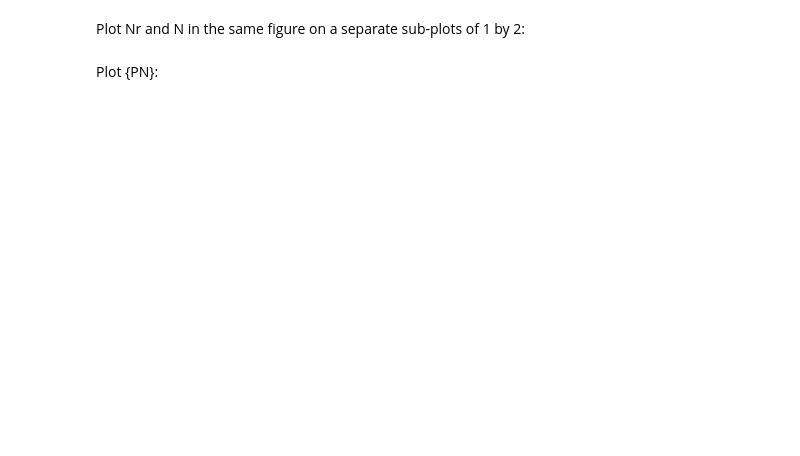
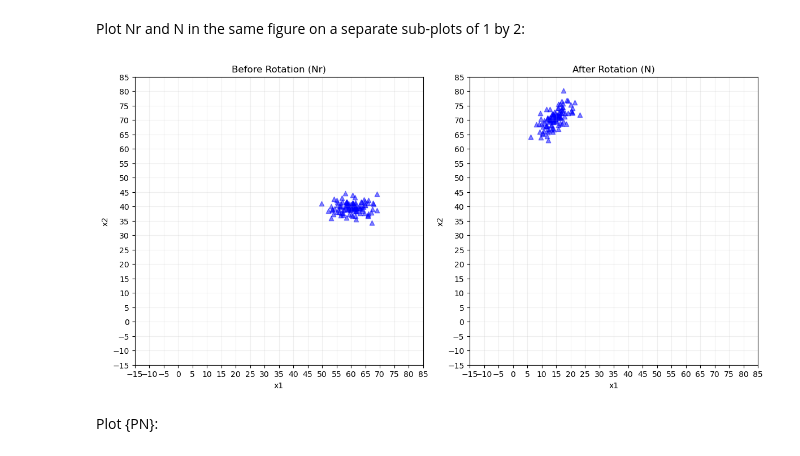
Before and after one commit to adamrodi/CMPS4700, a Jupyter notebook: Notebooks/adam.ipynb, the cells around one changed output. Saved outputs shown, nothing was run; the diff lists cells and outputs as text; code cells hidden in the pictures; blank space fills up the shorter version.

```diff
--- a/Notebooks/adam.ipynb
+++ b/Notebooks/adam.ipynb
@@ -141,4 +165,26 @@ Plot Pr and P in the same figure on a separate sub-plots of 1 by 2:
 # %% [markdown]
 Plot Nr and N in the same figure on a separate sub-plots of 1 by 2:
+# %%
+fig, (ax1, ax2) = plt.subplots(1, 2, figsize=(12, 6) )
+ax1.scatter(Nr['x1'], Nr['x2'], c='blue', marker='^', label='NR', alpha=0.5)
+ax2.scatter(N['x1'], N['x2'], c='blue', marker='^', label='N', alpha=0.5)
+
+for ax in (ax1, ax2):
+    ax.set_xlabel('x1')
+    ax.set_ylabel('x2')
+    ax.xaxis.set_major_locator(MultipleLocator(5))
+    ax.yaxis.set_major_locator(MultipleLocator(5))
+    ax.set_xlim(-15, 85)
+    ax.set_ylim(-15, 85)
+    ax.set_aspect('equal', adjustable='box')   # 🔑 x and y scale identical
+    ax.grid(alpha=0.2)
+
+ax1.set_title('Before Rotation (Nr)')
+ax2.set_title('After Rotation (N)')
+
+plt.tight_layout()
+plt.show()
+# %% [output]
+[figure, added]
 # %% [markdown]
 Plot {PN}:
```
Also changed, not shown: parts of 10 cells of this notebook.
